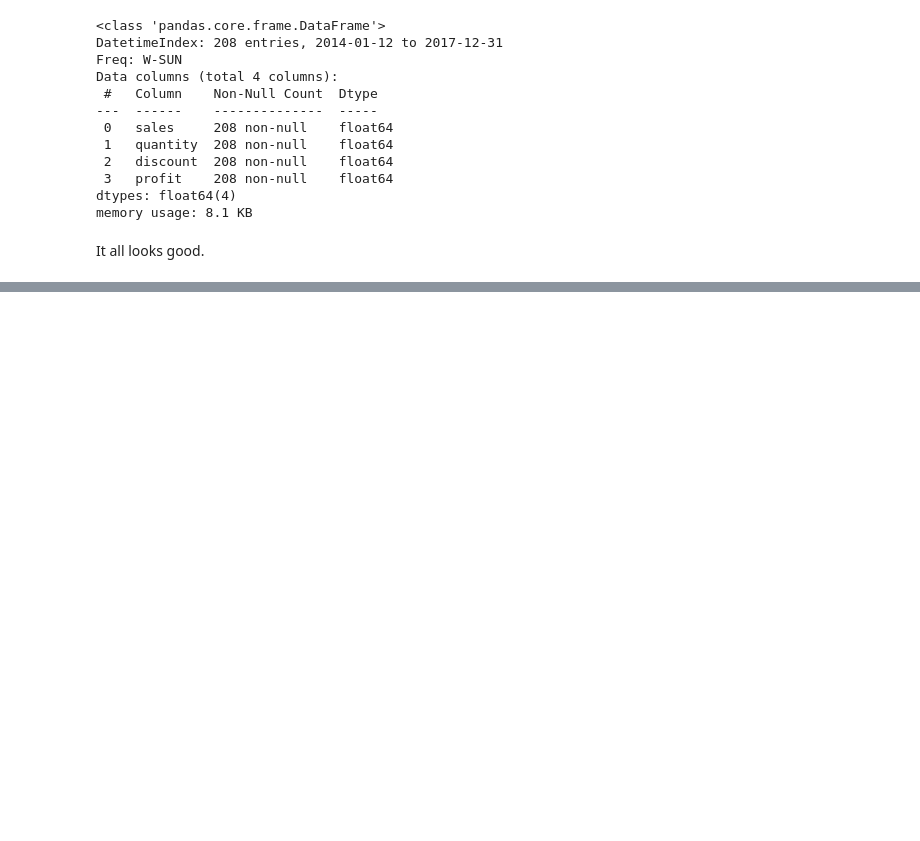
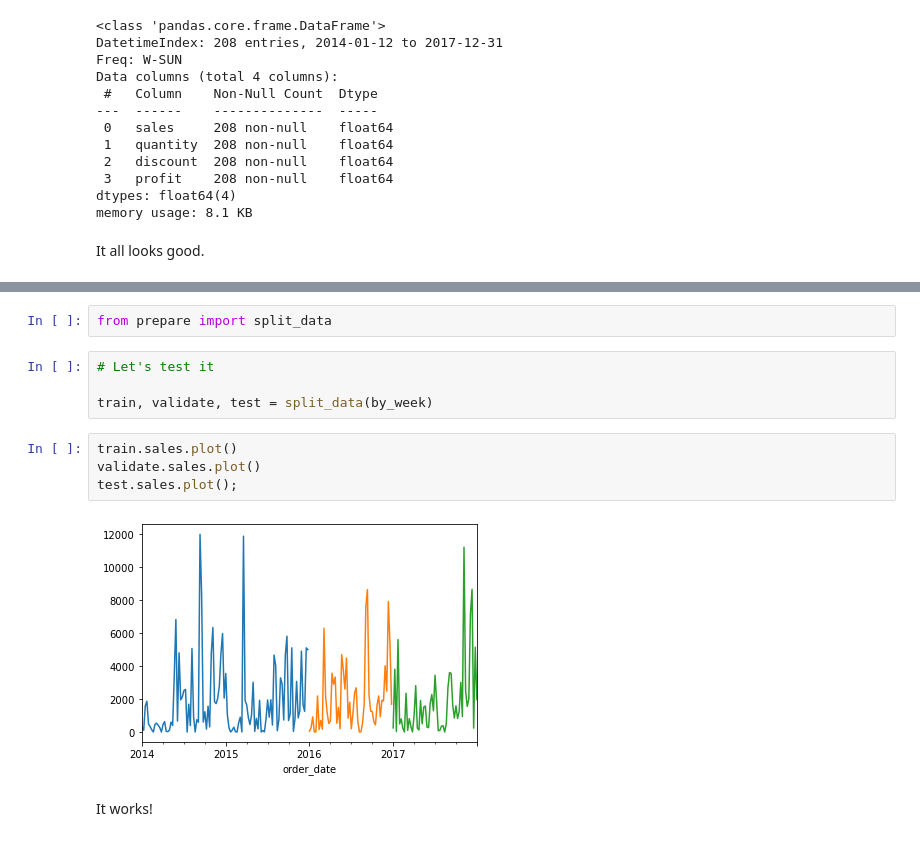
Before and after one commit to Innis-Superstore-Sales/time-series-project, a Jupyter notebook: wrangle.ipynb, the cells around one changed output, grey strips where cells are left out. Cells and saved outputs as stored; diff of their text form; blank space fills up the shorter version.

```diff
--- a/wrangle.ipynb
+++ b/wrangle.ipynb
@@ -584,0 +611,14 @@ Finally we need to make a function that will split the data for us.
+# %%
+from prepare import split_data
+# %%
+# Let's test it
+
+train, validate, test = split_data(by_week)
+# %%
+train.sales.plot()
+validate.sales.plot()
+test.sales.plot();
+# %% [output]
+[figure, added]
+# %% [markdown]
+It works!
```
Also changed, not shown: parts of 6 cells of this notebook, 1 other file.
